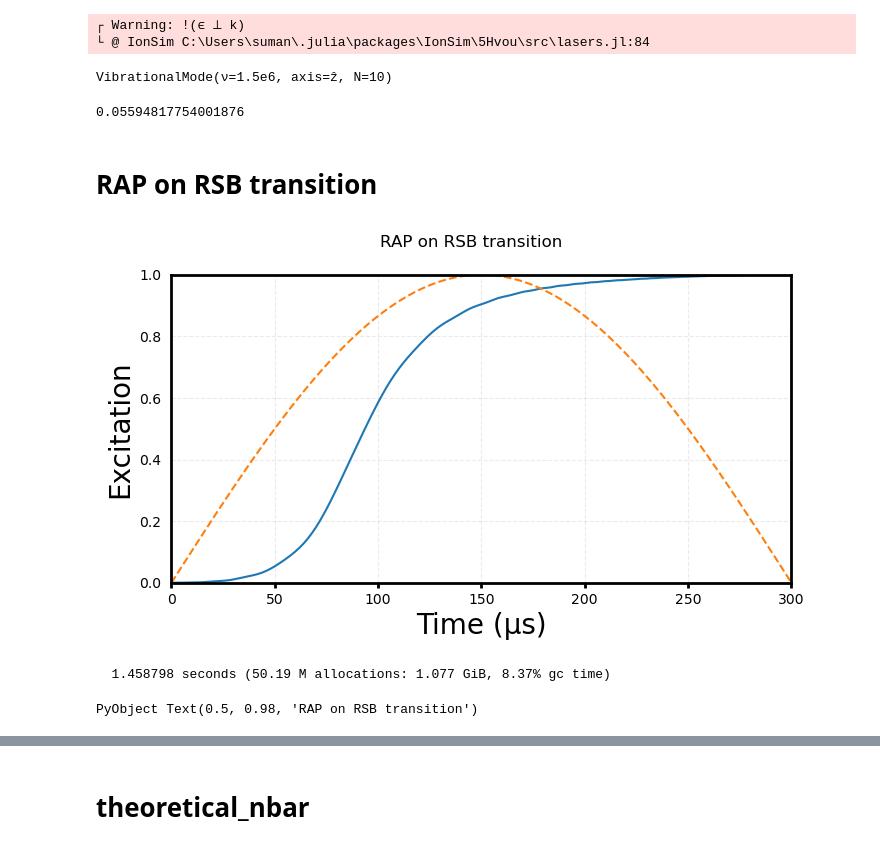
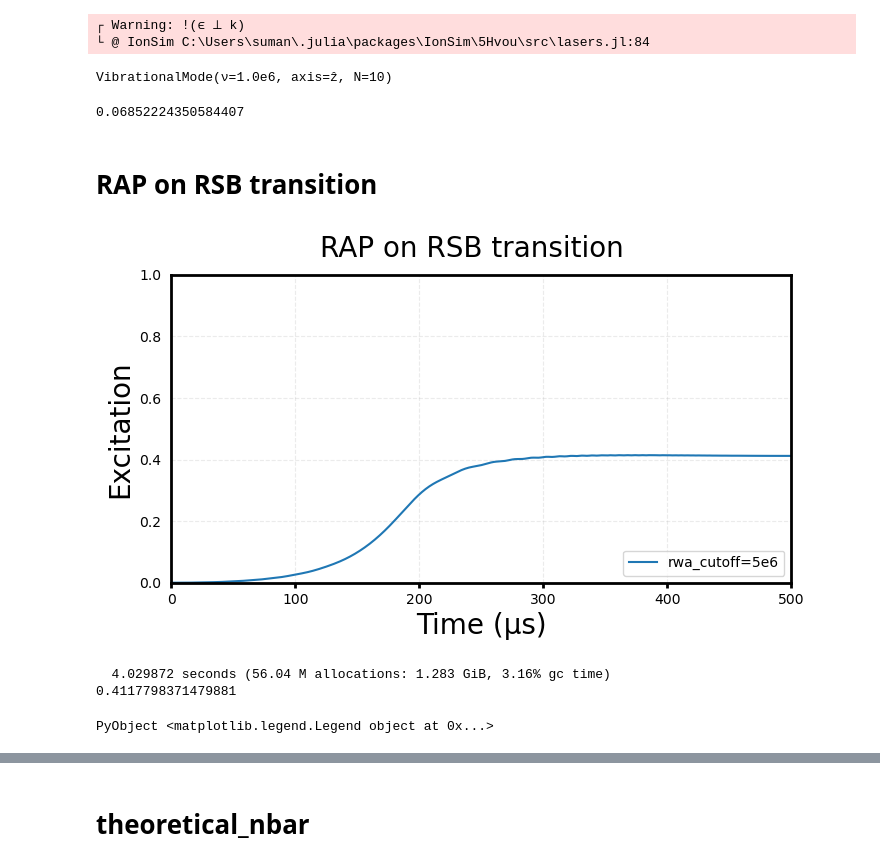
Before and after one commit to HaeffnerLab/lattice_notebooks, a Jupyter notebook: RAP_sequence.ipynb, the cells around one changed output, grey strips where cells are left out. Drawn from its saved outputs; the diff is of its cells as text; code cells hidden in the pictures.

```diff
--- a/RAP_sequence.ipynb
+++ b/RAP_sequence.ipynb
@@ -21,11 +21,9 @@ plt.matplotlib.rc("ytick.major", width=2)
 # %%
 C = Ca40(["S-1/2", "D-1/2"])
 L = Laser()
-νa = 1.5e6  # axial trap frequency
+νa = 1.0e6  # axial trap frequency
 νr = 3.0e6    # radial trap frequency
-chain = LinearChain(
-        ions=[C], com_frequencies=(x=νr,y=νr,z=νa),
-        vibrational_modes=(x=[], y=[], z=[1]))
+chain = LinearChain(ions=[C], com_frequencies=(x=νr,y=νr,z=νa), vibrational_modes=(x=[], y=[], z=[1]))
 T = Trap(configuration=chain, B=4e-4, Bhat=ẑ, δB=0, lasers=[L]);
 L.k = (x̂ + ẑ)/√2
 L.ϵ = (x̂ - ẑ)/√2;
@@ -33,68 +31,70 @@ mode = T.configuration.vibrational_modes.z[1]
 # %% [output]
 ┌ Warning: !(ϵ ⟂ k)
 └ @ IonSim C:\Users\suman\.julia\packages\IonSim\5Hvou\src\lasers.jl:84
-VibrationalMode(ν=1.5e6, axis=ẑ, N=10)
+VibrationalMode(ν=1.0e6, axis=ẑ, N=10)
 # %%
 get_η(mode, L, C)
 # %% [output]
-0.05594817754001876
+0.06852224350584407
 # %% [markdown]
 # RAP on RSB transition
 # %%
 T.B = 4e-4
 Δf = transition_frequency(T, 1, ("S-1/2", "D-1/2"))
-E1 = Efield_from_pi_time(3e-6, T, 1, 1, ("S-1/2", "D-1/2"))
+E = Efield_from_pi_time(3e-6, T, 1, 1, ("S-1/2", "D-1/2"))
+mode.N = 50
 
-Tp = 300 # the length of time of the frequency chirp in μs
-mode.N = 30
-ψi_mode = thermalstate(mode, 2)
+n̄ = 0.7
+#ψi = C["S-1/2"] ⊗ mode[n̄]
+ψi_ion = dm(C["S-1/2"])
+ψi_mode = thermalstate(mode, n̄)
+ψi = ψi_ion ⊗ ψi_mode
 
-n̄ = 5
-ψi = C["S-1/2"] ⊗ mode[n̄]
-#ψi = dm(C["S-1/2"]) ⊗ thermalstate(mode, n̄)
+Tp = 500 # the length of time of the frequency chirp in μs
 
 #We’ll linearly sweep through the laser’s frequency from -100 kHz to +100 kHz detuned from the carrier transition in a time Tp
-δν = 200e3 #frequency chirp length 300 kHz
+δν = 200e3 #frequency chirp length 200 kHz
 
 # Δϕ is equal to half the detuning range we will chirp the laser over multiplied by the timescale (1e-6)
 Δϕ = 2π * (δν/2) * 1e-6
 
 # Set the frequency chirp
 L.ϕ = t -> (-Δϕ + (2Δϕ / Tp) * t) * t;
 
 # amplitude Rabi_freq
 function Ω(t)
     if t < Tp
-        return 2*E1*sin(π*t/Tp) #E*sin(π*t/Tp) #exp(-(t-Tp/2)^2/6000) ; sin(π * t / Tp)^2
+        return 2*E*sin(π*t/Tp) #E*sin(π*t/Tp) #exp(-(t-Tp/2)^2/6000) ; sin(π * t / Tp)^2
     else
         return 0
     end
 end
 L.E = Ω;
 L.Δ  = Δf - mode.ν
 
 
-tspan = 0:Tp/300:Tp
+tspan = 0:1:Tp
 h = hamiltonian(T, rwa_cutoff=5e6)
 @time tout, ψt = timeevolution.schroedinger_dynamic(tspan, ψi, h, displacement="analytic")
 
-# ψo = ψt[end]
-# p = expect(ionprojector(T, "D-1/2"), ψo)
-# print(abs(p))
+ψo = ψt[end]
+p = expect(ionprojector(T, "D-1/2"), ψo)
+print(abs(p))
 
 ex1 = expect(ionprojector(T, "D-1/2"), ψt)
-#plt.plot(tspan, ex1)
+
 plt.plot(tout, ex1, label="rwa_cutoff=5e6")
 
-plt.plot(tout, @.(L.E(tout) / (2*E1)), linestyle="--", label="scaled amplitude profile")
+#plt.plot(tout, @.(L.E(tout) / (2*E)), linestyle="--", label="scaled amplitude profile")
 
 plt.xlim(tout[1], tout[end])
 plt.ylim(0, 1)
 plt.ylabel("Excitation")
 plt.xlabel("Time (μs)");
-plt.suptitle("RAP on RSB transition")
-#plt.legend(loc="lower right", fontsize = 10)
+plt.suptitle("RAP on RSB transition", fontsize = 20)
+plt.legend(loc="lower right", fontsize = 10)
 # %% [output]
-[figure, old version]
+[figure, new version]
-  1.458798 seconds (50.19 M allocations: 1.077 GiB, 8.37% gc time)
+  4.029872 seconds (56.04 M allocations: 1.283 GiB, 3.16% gc time)
+0.4117798371479881
-PyObject Text(0.5, 0.98, 'RAP on RSB transition')
+PyObject <matplotlib.legend.Legend object at 0x...>
```
Also changed, not shown: parts of 10 cells of this notebook.
